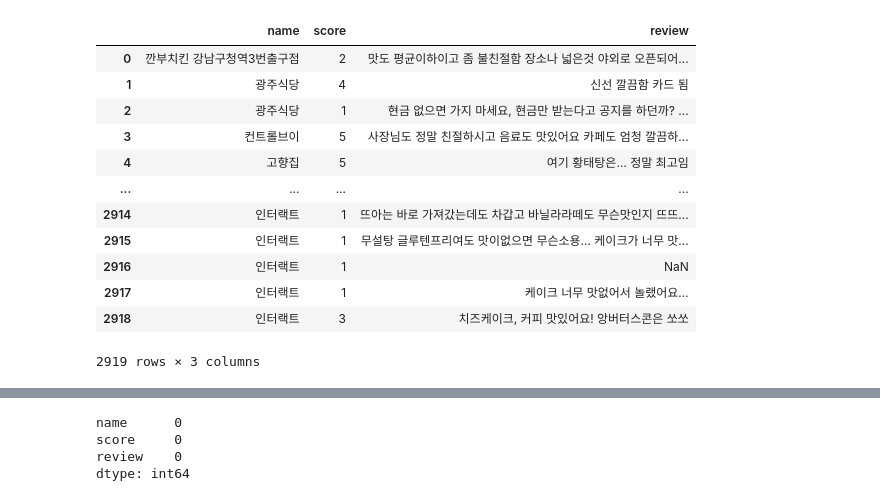
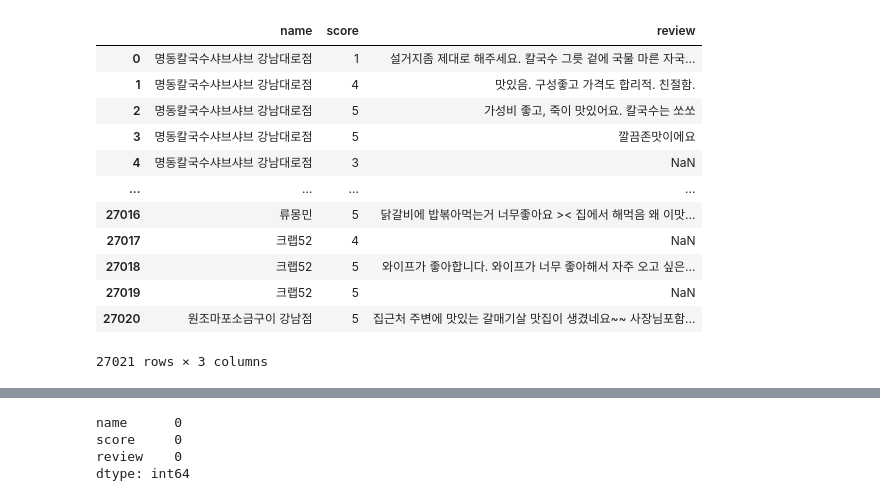
Before and after one commit to ethan528/Python, a Jupyter notebook: 비정형 데이터 활용 분석/비정형 데이터 감성분석.ipynb, the cells around one changed output, grey strips where cells are left out. Saved outputs shown, nothing was run; the diff lists cells and outputs as text; code cells hidden in the pictures.

```diff
--- a/비정형 데이터 활용 분석/비정형 데이터 감성분석.ipynb
+++ b/비정형 데이터 활용 분석/비정형 데이터 감성분석.ipynb
@@ -68,22 +87,22 @@ from tensorflow.keras.callbacks import EarlyStopping, ModelCheckpoint
 import warnings
 warnings.filterwarnings(action = 'ignore')
 # %%
-review_data = pd.read_csv('./review_data.csv')
+review_data = pd.read_csv('./서울_강남구.csv')
 review_data
 # %% [output]
 |  | name | score | review |
-| 0 | 깐부치킨 강남구청역3번출구점 | 2 | 맛도 평균이하이고 좀 불친절함 장소나 넓은것 야외로 오픈되어... |
-| 1 | 광주식당 | 4 | 신선 깔끔함 카드 됨 |
-| 2 | 광주식당 | 1 | 현금 없으면 가지 마세요, 현금만 받는다고 공지를 하던까? ... |
-| 3 | 컨트롤브이 | 5 | 사장님도 정말 친절하시고 음료도 맛있어요 카페도 엄청 깔끔하... |
-| 4 | 고향집 | 5 | 여기 황태탕은… 정말 최고임 |
+| 0 | 명동칼국수샤브샤브 강남대로점 | 1 | 설거지좀 제대로 해주세요. 칼국수 그릇 겉에 국물 마른 자국... |
+| 1 | 명동칼국수샤브샤브 강남대로점 | 4 | 맛있음. 구성좋고 가격도 합리적. 친절함. |
+| 2 | 명동칼국수샤브샤브 강남대로점 | 5 | 가성비 좋고, 죽이 맛있어요. 칼국수는 쏘쏘 |
+| 3 | 명동칼국수샤브샤브 강남대로점 | 5 | 깔끔존맛이에요 |
+| 4 | 명동칼국수샤브샤브 강남대로점 | 3 | NaN |
 | ... | ... | ... | ... |
-| 2914 | 인터랙트 | 1 | 뜨아는 바로 가져갔는데도 차갑고 바닐라라떼도 무슨맛인지 뜨뜨... |
-| 2915 | 인터랙트 | 1 | 무설탕 글루텐프리여도 맛이없으면 무슨소용… 케이크가 너무 맛... |
-| 2916 | 인터랙트 | 1 | NaN |
-| 2917 | 인터랙트 | 1 | 케이크 너무 맛없어서 놀랬어요… |
-| 2918 | 인터랙트 | 3 | 치즈케이크, 커피 맛있어요! 앙버터스콘은 쏘쏘 |
+| 27016 | 류몽민 | 5 | 닭갈비에 밥볶아먹는거 너무좋아요 >< 집에서 해먹음 왜 이맛... |
+| 27017 | 크랩52 | 4 | NaN |
+| 27018 | 크랩52 | 5 | 와이프가 좋아합니다. 와이프가 너무 좋아해서 자주 오고 싶은... |
+| 27019 | 크랩52 | 5 | NaN |
+| 27020 | 원조마포소금구이 강남점 | 5 | 집근처 주변에 맛있는 갈매기살 맛집이 생겼네요~~ 사장님포함... |
-2919 rows × 3 columns
+27021 rows × 3 columns
 # %%
 review_data.isna().sum()
 # %% [output]
```
Also changed, not shown: parts of 28 cells of this notebook, 2 other files.
